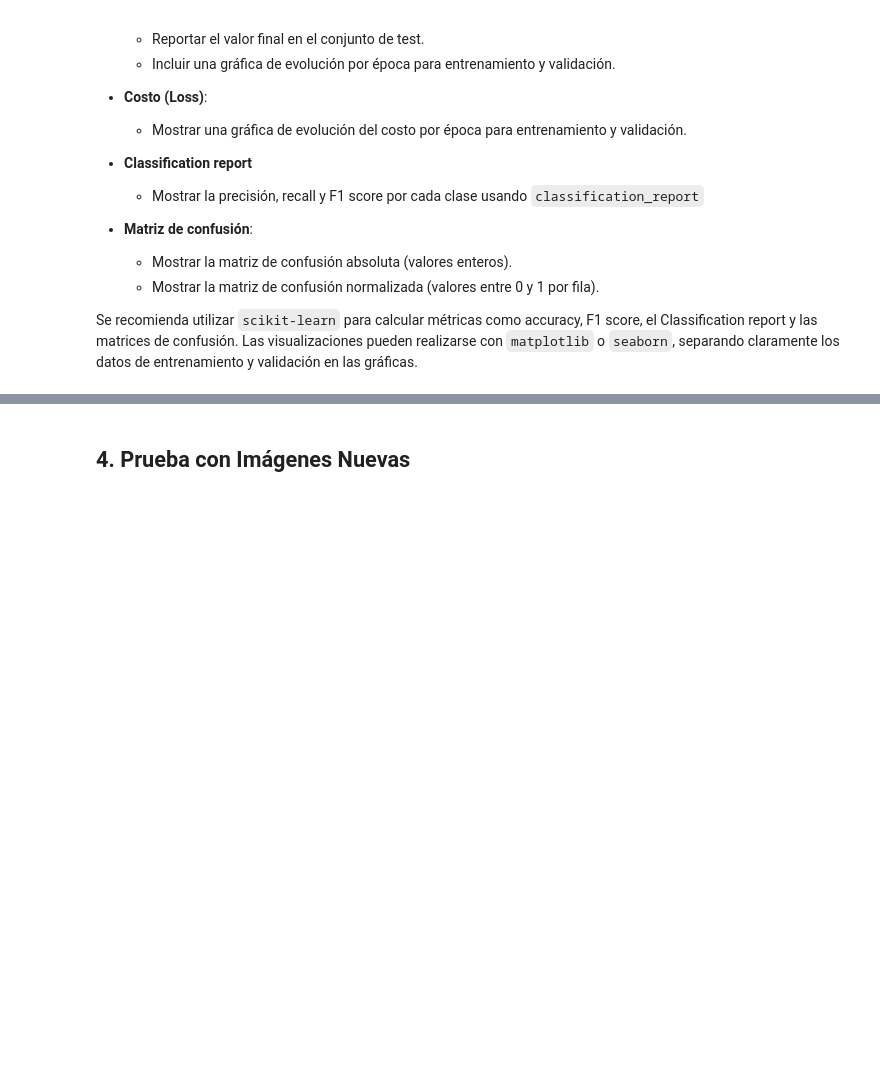
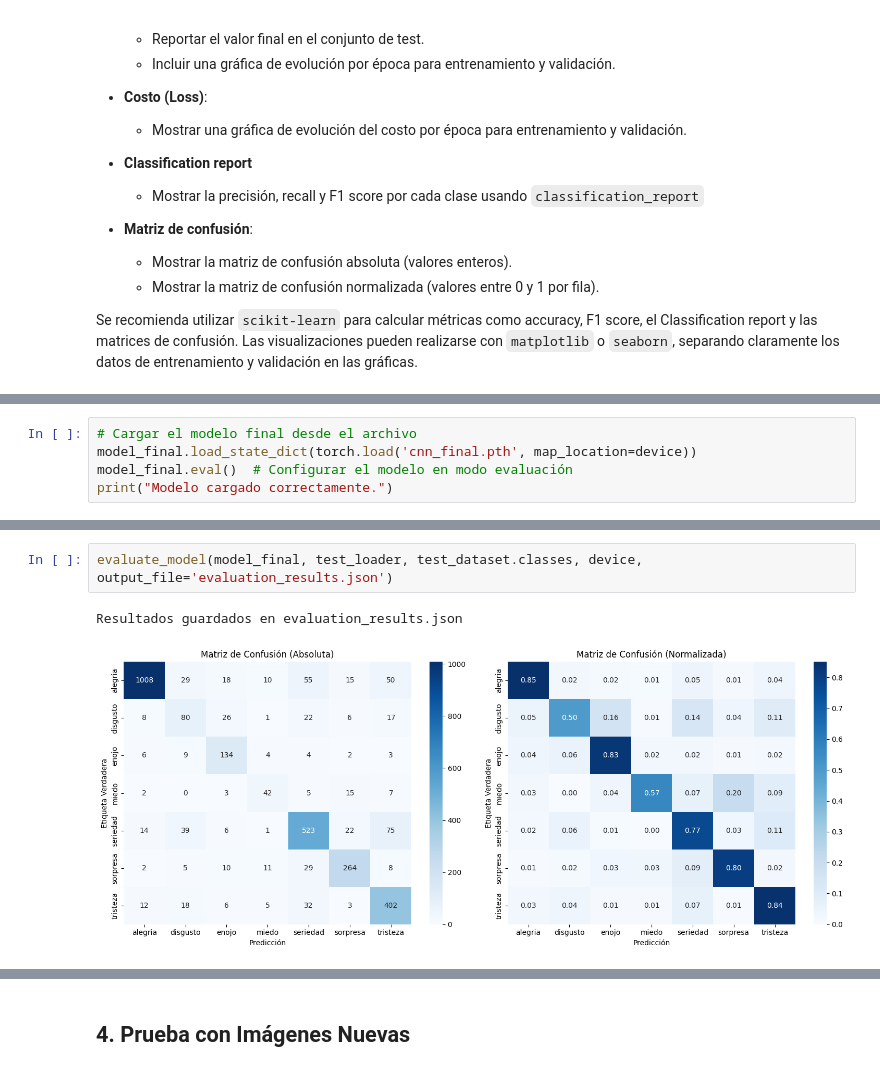
Before and after one commit to joagonzalez/ceia-aprendizaje-profundo, a Jupyter notebook: tp2/JOAQUIN-GONZALEZ-DL-TP2-Co18.ipynb, the cells around one changed output, grey strips where cells are left out. Cells and saved outputs as stored; diff of their text form; blank space fills up the shorter version.

```diff
--- a/tp2/JOAQUIN-GONZALEZ-DL-TP2-Co18.ipynb
+++ b/tp2/JOAQUIN-GONZALEZ-DL-TP2-Co18.ipynb
@@ -1301,0 +1307,5 @@ Se recomienda utilizar `scikit-learn` para calcular métricas como accuracy, F1
+# %%
+# Cargar el modelo final desde el archivo
+model_final.load_state_dict(torch.load('cnn_final.pth', map_location=device))
+model_final.eval()  # Configurar el modelo en modo evaluación
+print("Modelo cargado correctamente.")
@@ -1301,0 +1379,5 @@ Se recomienda utilizar `scikit-learn` para calcular métricas como accuracy, F1
+# %%
+evaluate_model(model_final, test_loader, test_dataset.classes, device, output_file='evaluation_results.json')
+# %% [output]
+Resultados guardados en evaluation_results.json
+[figure, added]
```
Also changed, not shown: parts of 17 cells of this notebook.
